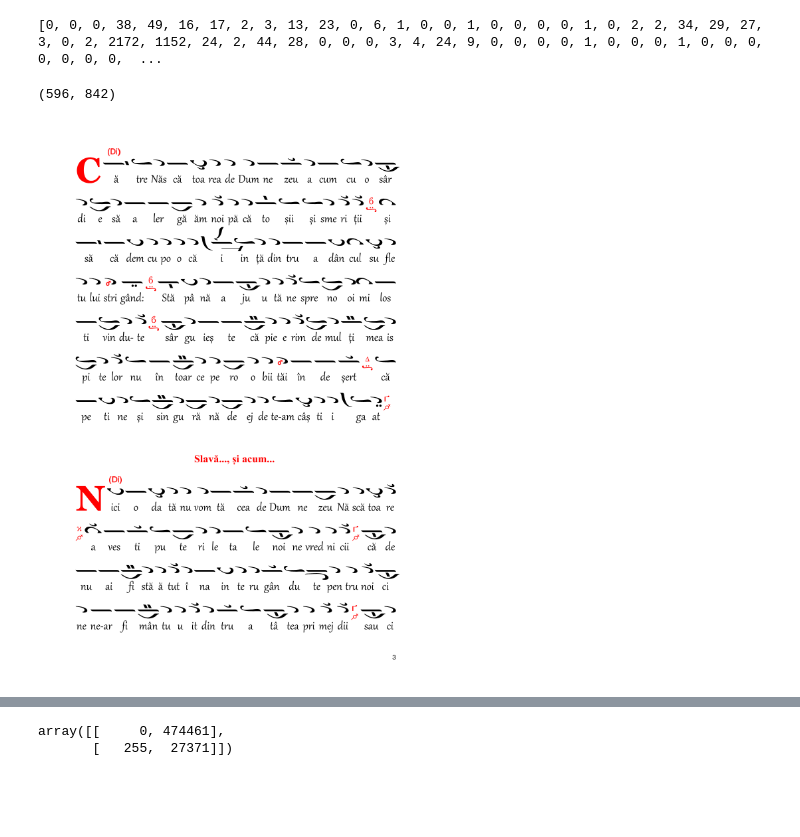
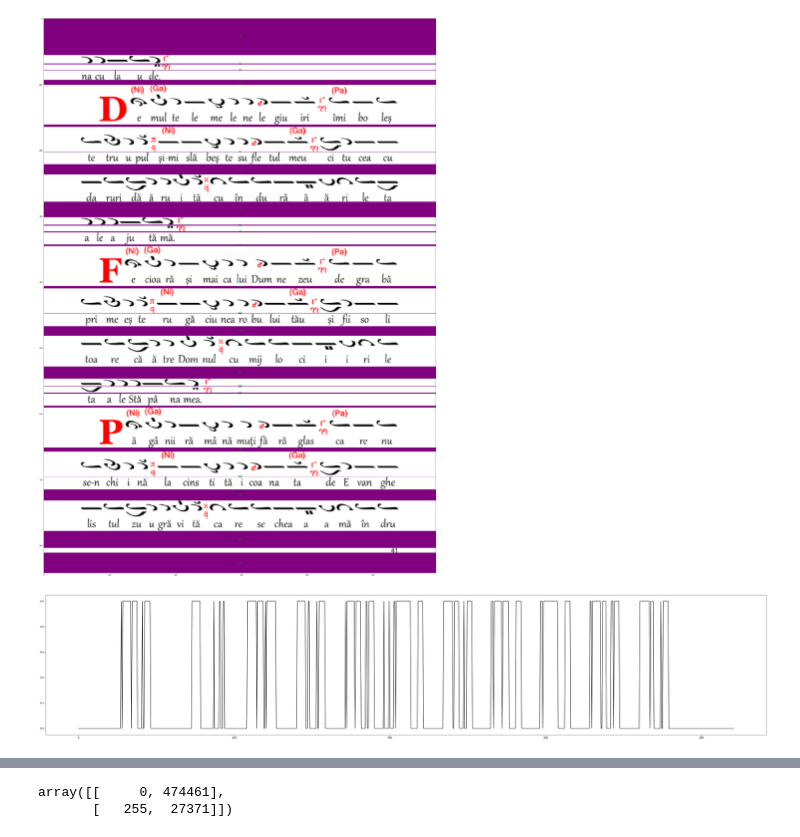
Before and after one commit to stoianmihail/Metapsaltiki, a Jupyter notebook: CC.ipynb, the cells around one changed output, grey strips where cells are left out. Saved outputs shown, nothing was run; the diff lists cells and outputs as text; code cells hidden in the pictures; blank space fills up the shorter version.

```diff
--- a/CC.ipynb
+++ b/CC.ipynb
@@ -121,11 +234,11 @@ class Sheet:
       return self.pages[key]
 # %%
 sheet = Sheet('samples/paraclis.pdf')
-sheet.shape
-# %% [output]
-[0, 0, 0, 38, 49, 16, 17, 2, 3, 13, 23, 0, 6, 1, 0, 0, 1, 0, 0, 0, 0, 1, 0, 2, 2, 34, 29, 27, 3, 0, 2, 2172, 1152, 24, 2, 44, 28, 0, 0, 0, 3, 4, 24, 9, 0, 0, 0, 0, 1, 0, 0, 0, 1, 0, 0, 0, 0, 0, 0, 0,  ...
-(596, 842)
-# %%
-sheet[2].image
-# %% [output]
-[figure, removed]
+# %%
+sheet[40].plot_ranges()
+# %% [output]
+[figure, added]
+# %%
+sheet[24].plot_raw_horizontal_projection()
+# %% [output]
+[figure, added]
```
Also changed, not shown: parts of 6 cells of this notebook.
